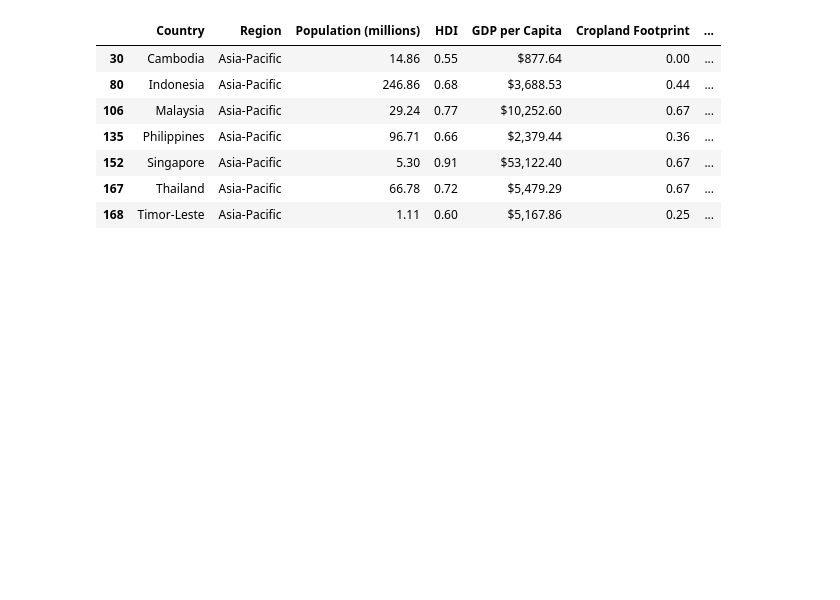
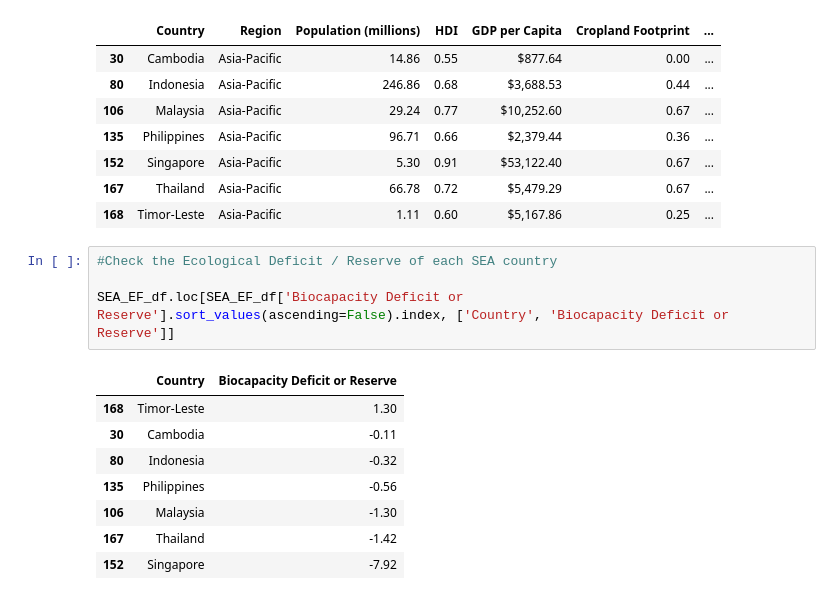
Before and after one commit to erickajanecm/Ecological-Footprint-EDA, a Jupyter notebook: EcologicalFootprint.ipynb, the cells around one changed output. Drawn from its saved outputs; the diff is of its cells as text; blank space fills up the shorter version.

```diff
--- a/EcologicalFootprint.ipynb
+++ b/EcologicalFootprint.ipynb
@@ -183,3 +183,16 @@ SEA_EF_df
 | 152 | Singapore | Asia-Pacific | 5.30 | 0.91 | $53,122.40 | 0.67 | ... |
 | 167 | Thailand | Asia-Pacific | 66.78 | 0.72 | $5,479.29 | 0.67 | ... |
 | 168 | Timor-Leste | Asia-Pacific | 1.11 | 0.60 | $5,167.86 | 0.25 | ... |
+# %%
+#Check the Ecological Deficit / Reserve of each SEA country
+
+SEA_EF_df.loc[SEA_EF_df['Biocapacity Deficit or Reserve'].sort_values(ascending=False).index, ['Country', 'Biocapacity Deficit or Reserve']]
+# %% [output]
+|  | Country | Biocapacity Deficit or Reserve |
+| 168 | Timor-Leste | 1.30 |
+| 30 | Cambodia | -0.11 |
+| 80 | Indonesia | -0.32 |
+| 135 | Philippines | -0.56 |
+| 106 | Malaysia | -1.30 |
+| 167 | Thailand | -1.42 |
+| 152 | Singapore | -7.92 |
```
